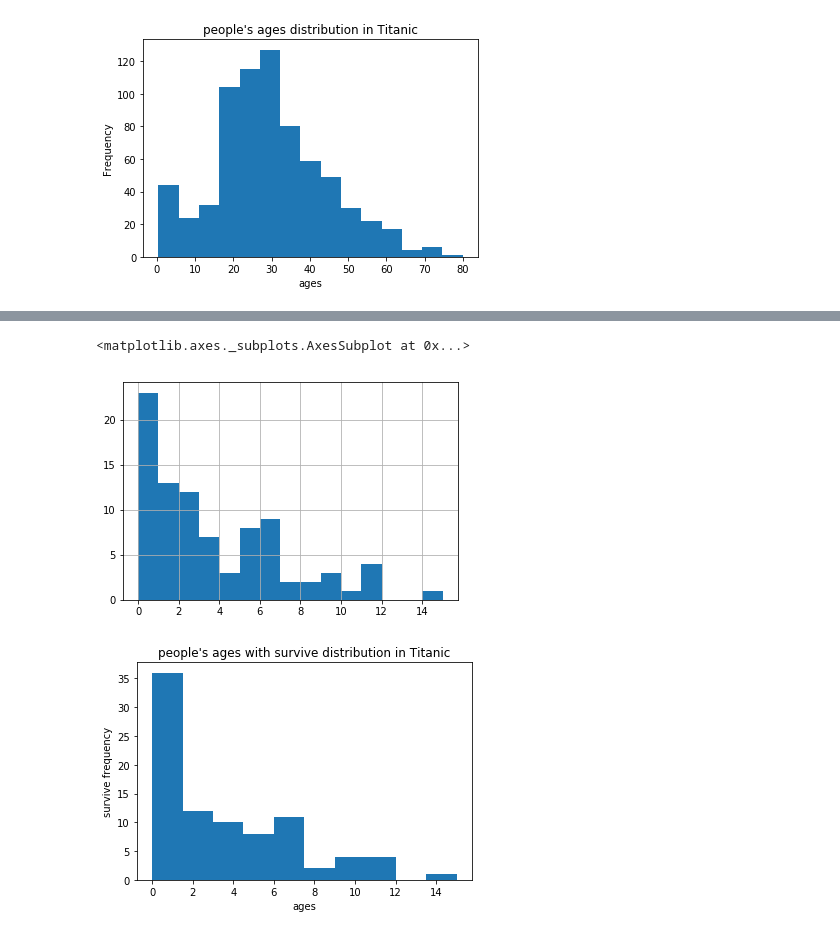
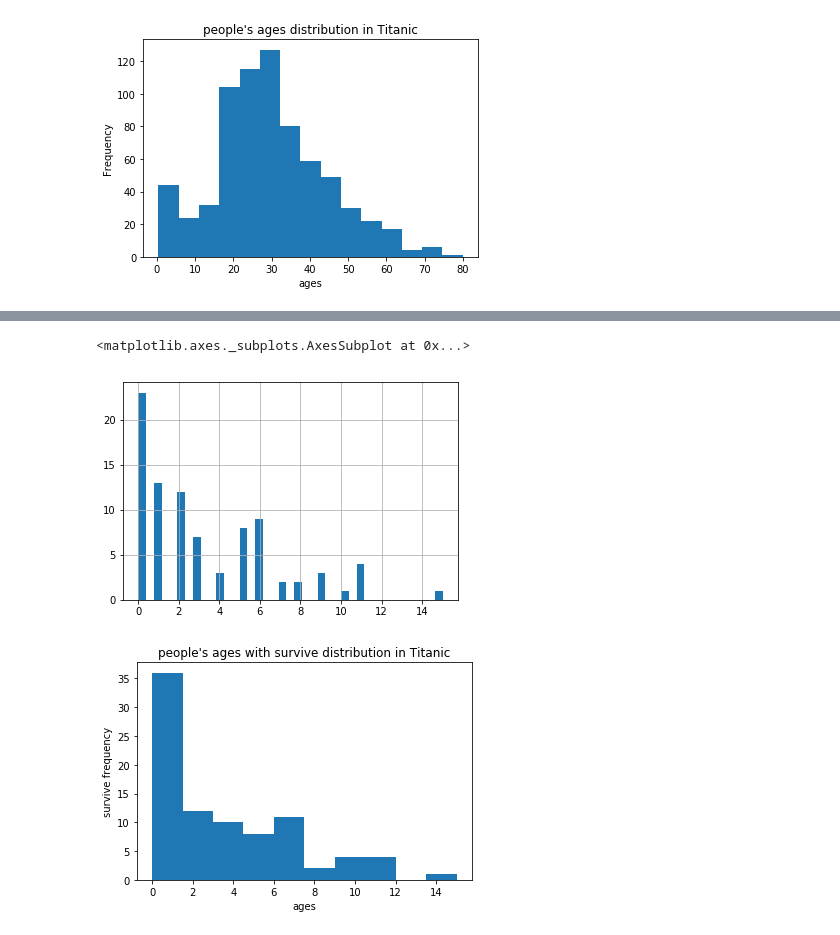
Before and after one commit to miniminiming/UdacityHomeWork, a Jupyter notebook: project_4/Titanic_data_analyze.ipynb, the cells around one changed output, grey strips where cells are left out. Saved outputs shown, nothing was run; the diff lists cells and outputs as text; code cells hidden in the pictures.

```diff
--- a/project_4/Titanic_data_analyze.ipynb
+++ b/project_4/Titanic_data_analyze.ipynb
@@ -107,10 +107,10 @@ Age
 80.00     1
 Name: Survived, Length: 88, dtype: int64
 # %%
-age_survived_data.hist(bins = 15)
+age_survived_data.hist(bins = 39)
 # %% [output]
 <matplotlib.axes._subplots.AxesSubplot at 0x...>
-[figure, old version]
+[figure, new version]
 # %%
 plt.hist(age_survived_data, bins=10)
 label_list = ['0', '10', '20', '30', '40', '50', '60', '70', '80', '90']   # 横坐标刻度显示值
```
Also changed, not shown: 5 other files.
